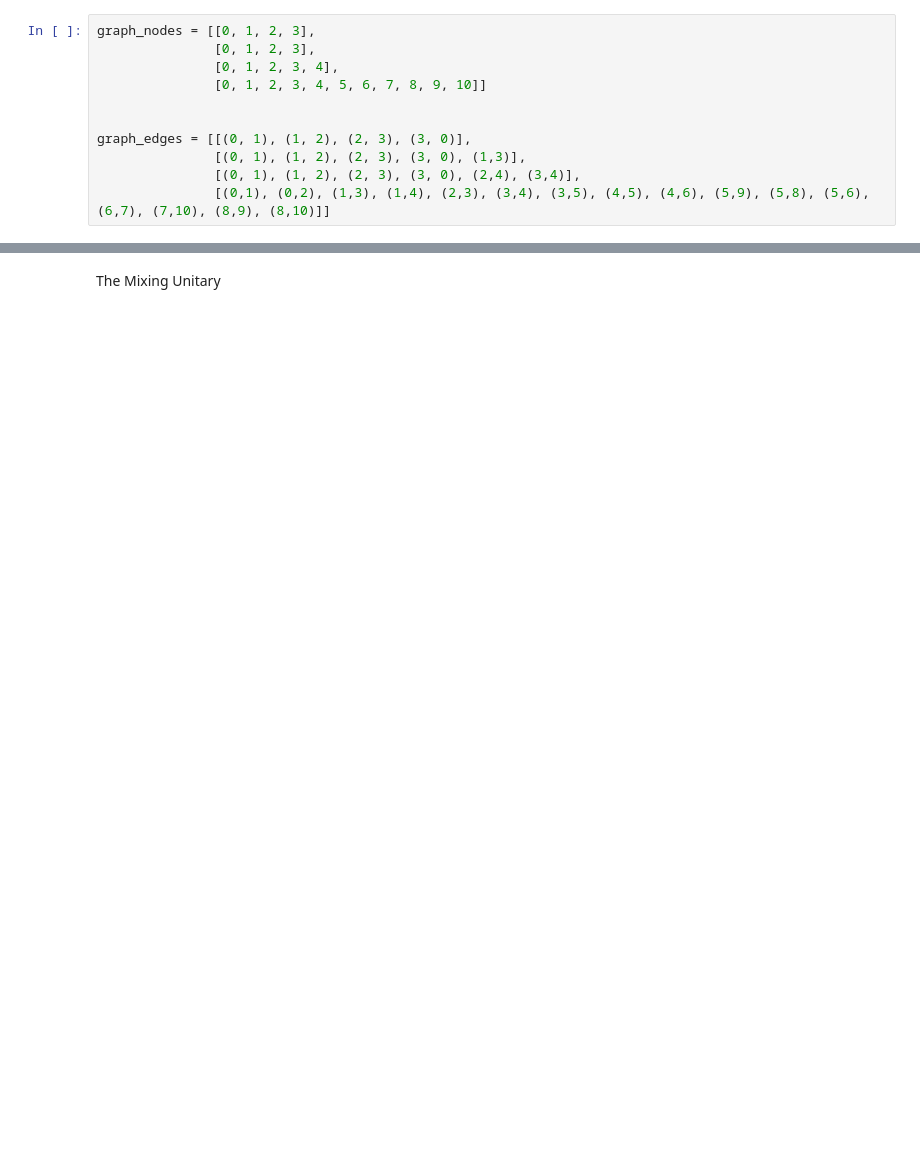
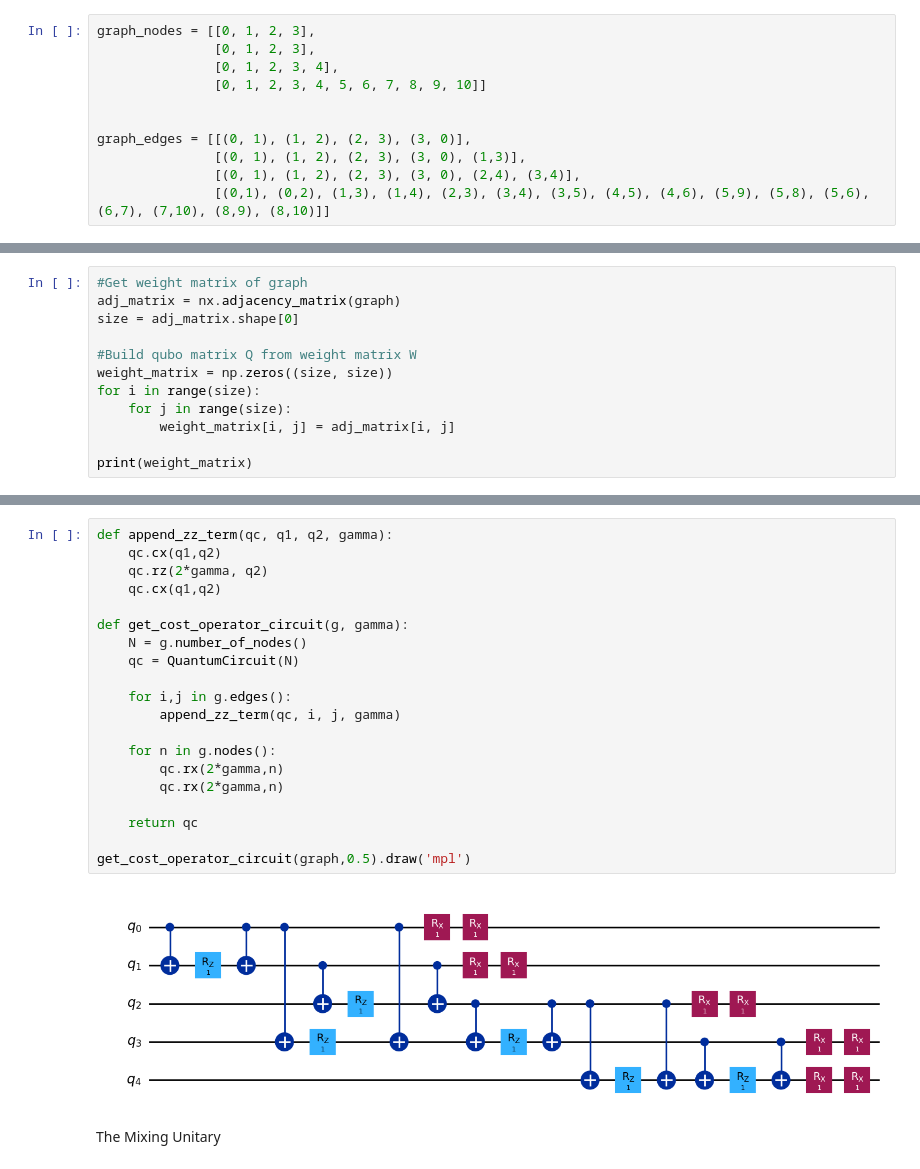
Before and after one commit to edbrown42/QuantumResearch, a Jupyter notebook: MinCut/MinCut.ipynb, the cells around one changed output, grey strips where cells are left out. Saved outputs shown, nothing was run; the diff lists cells and outputs as text; blank space fills up the shorter version.

```diff
--- a/MinCut/MinCut.ipynb
+++ b/MinCut/MinCut.ipynb
@@ -28,0 +35,12 @@ nx.draw(graph, with_labels=True, alpha=0.8, node_size=500)
+# %%
+#Get weight matrix of graph
+adj_matrix = nx.adjacency_matrix(graph)
+size = adj_matrix.shape[0]
+
+#Build qubo matrix Q from weight matrix W
+weight_matrix = np.zeros((size, size))
+for i in range(size):
+    for j in range(size):
+        weight_matrix[i, j] = adj_matrix[i, j]
+
+print(weight_matrix)
@@ -29,2 +92,24 @@ nx.draw(graph, with_labels=True, alpha=0.8, node_size=500)
+# %%
+def append_zz_term(qc, q1, q2, gamma):
+    qc.cx(q1,q2)
+    qc.rz(2*gamma, q2)
+    qc.cx(q1,q2)
+
+def get_cost_operator_circuit(g, gamma):
+    N = g.number_of_nodes()
+    qc = QuantumCircuit(N)
+
+    for i,j in g.edges():
+        append_zz_term(qc, i, j, gamma)
+
+    for n in g.nodes():
+        qc.rx(2*gamma,n)
+        qc.rx(2*gamma,n)
+
+    return qc
+
+get_cost_operator_circuit(graph,0.5).draw('mpl')
+# %% [output]
+[figure, added]
 # %% [markdown]
 The Mixing Unitary
```
Also changed, not shown: parts of 30 cells of this notebook.
